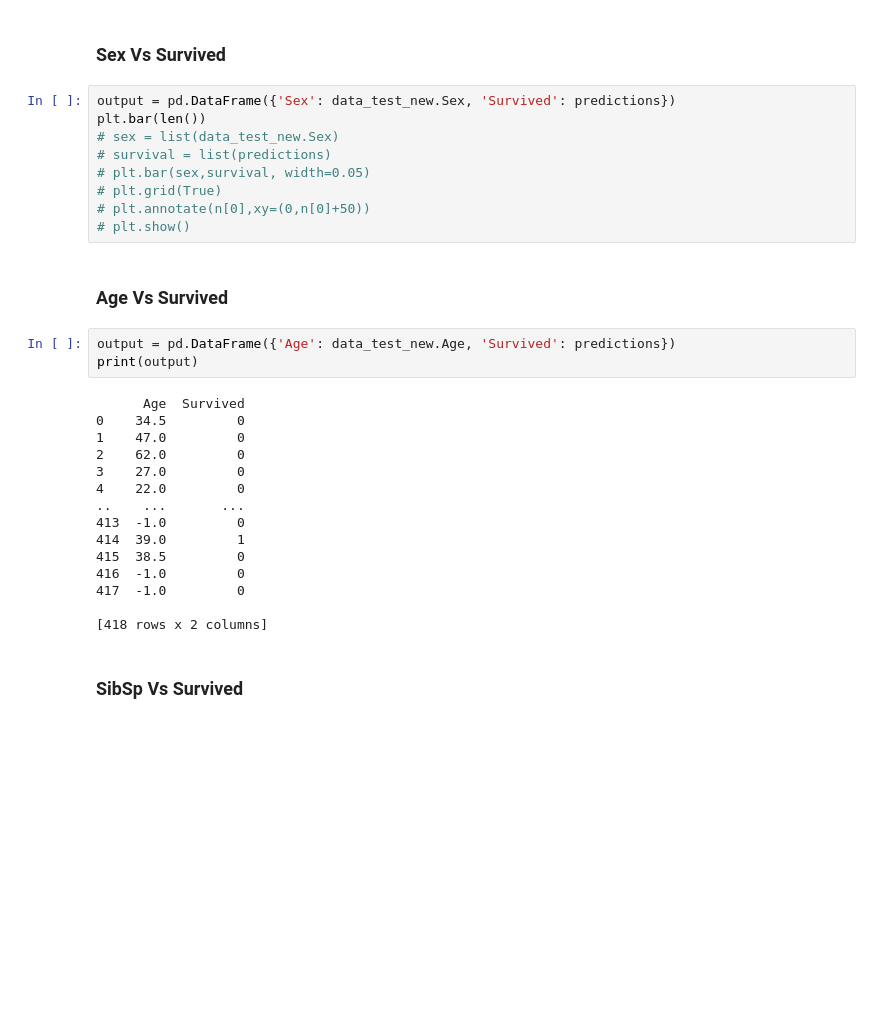
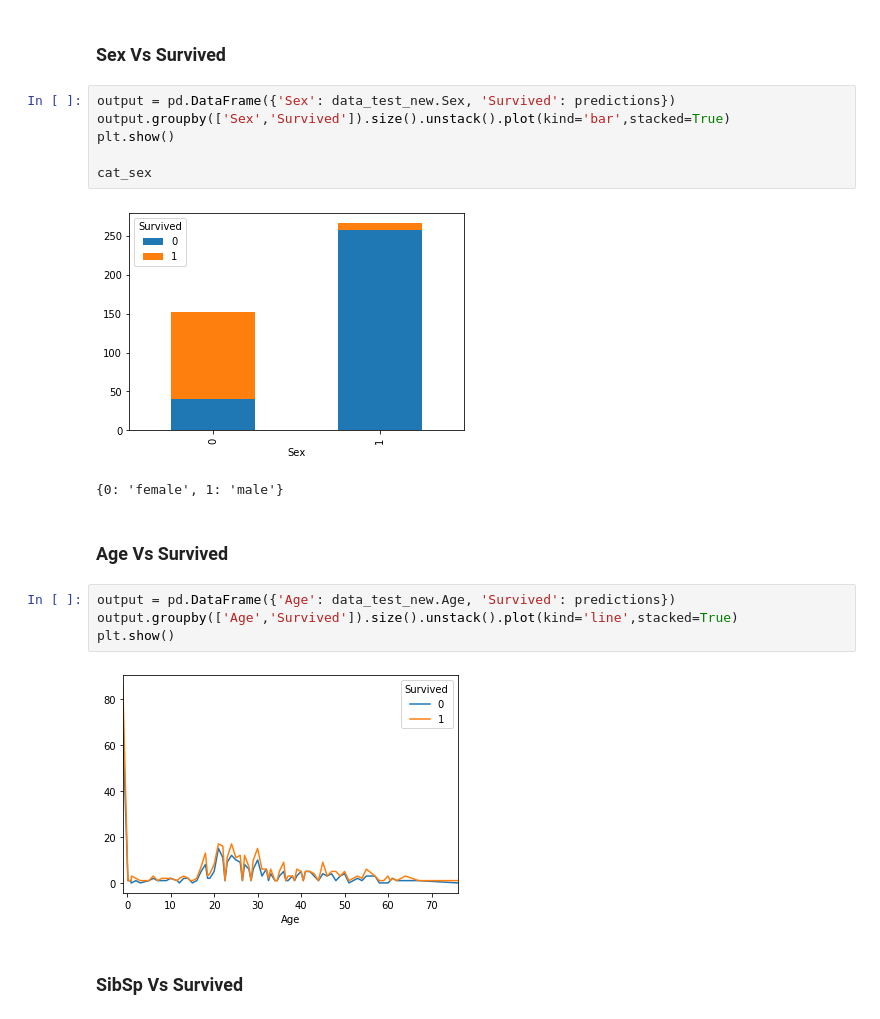
Before and after one commit to jayrajan/Titanic_ML, a Jupyter notebook: Titanic_ML.ipynb, the cells around one changed output. Saved outputs shown, nothing was run; the diff lists cells and outputs as text; blank space fills up the shorter version.

```diff
--- a/Titanic_ML.ipynb
+++ b/Titanic_ML.ipynb
@@ -560,34 +543,22 @@ print(output)
 # %% [markdown]
 ### Sex Vs Survived
-# %%
-output = pd.DataFrame({'Sex': data_test_new.Sex, 'Survived': predictions})
-plt.bar(len())
-# sex = list(data_test_new.Sex)
-# survival = list(predictions)
-# plt.bar(sex,survival, width=0.05)
-# plt.grid(True)
-# plt.annotate(n[0],xy=(0,n[0]+50))
-# plt.show()
+# %%
+output = pd.DataFrame({'Sex': data_test_new.Sex, 'Survived': predictions})
+output.groupby(['Sex','Survived']).size().unstack().plot(kind='bar',stacked=True)
+plt.show()
+
+cat_sex
+# %% [output]
+[figure, added]
+{0: 'female', 1: 'male'}
 # %% [markdown]
 ### Age Vs Survived
 # %%
 output = pd.DataFrame({'Age': data_test_new.Age, 'Survived': predictions})
-print(output)
+output.groupby(['Age','Survived']).size().unstack().plot(kind='line',stacked=True)
+plt.show()
 # %% [output]
-      Age  Survived
-0    34.5         0
-1    47.0         0
-2    62.0         0
-3    27.0         0
-4    22.0         0
-..    ...       ...
-413  -1.0         0
-414  39.0         1
-415  38.5         0
-416  -1.0         0
-417  -1.0         0
-
-[418 rows x 2 columns]
+[figure, added]
 # %% [markdown]
 ### SibSp Vs Survived
 # %%
```
Also changed, not shown: parts of 12 cells of this notebook.
